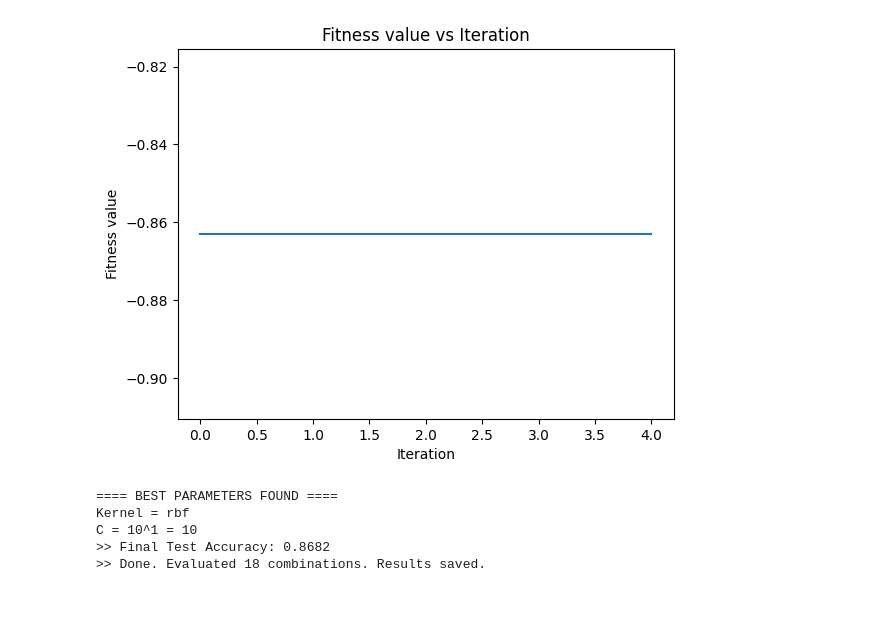
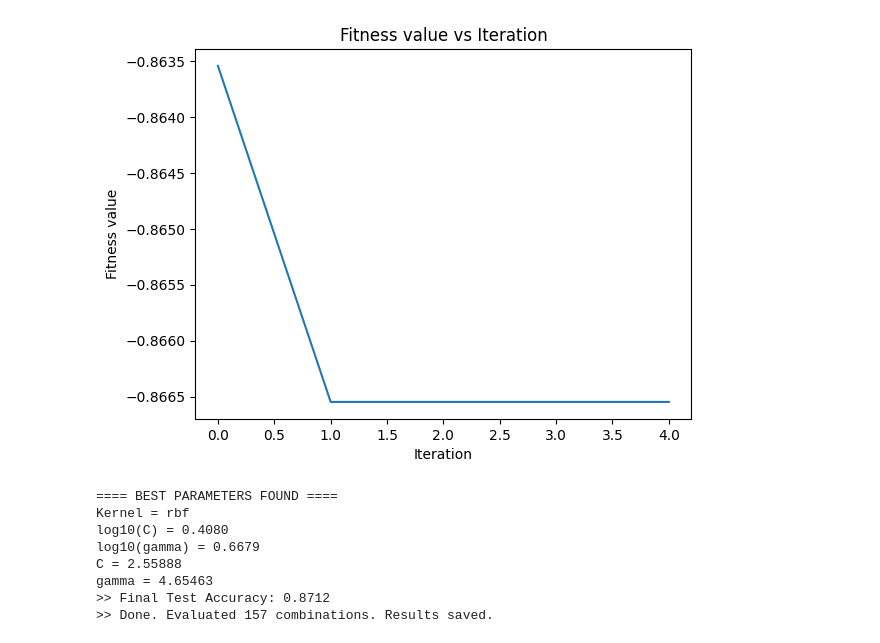
Before and after one commit to baoo2003/Document_Classification_With_Cuckoo_Search, a Jupyter notebook: svm_cso_optimization.ipynb, the cells around one changed output. Drawn from its saved outputs; the diff is of its cells as text; code cells hidden in the pictures; blank space fills up the shorter version.

Commit message:
update: optimize C & gamma

```diff
--- a/svm_cso_optimization.ipynb
+++ b/svm_cso_optimization.ipynb
@@ -1,7 +1,7 @@
 # %%
 # 1) Imports
 import os
-import pickle
+import joblib
 import numpy as np
 from sklearn.svm import SVC
 from sklearn.metrics import accuracy_score
@@ -12,13 +12,13 @@ from cso import CSO  # Ensure you have this installed properly
 np.random.seed(42)
 
 # 3) Load PhoBERT embeddings & labels
-X_train = np.load('models/phobert_svm_model/X_train_emb.npy')
-y_train = np.load('models/phobert_svm_model/y_train.npy')
-X_test = np.load('models/phobert_svm_model/X_test_emb.npy')
-y_test = np.load('models/phobert_svm_model/y_test.npy')
+X_train = np.load('models/svm/X_train_emb.npy')
+y_train = np.load('models/svm/y_train.npy')
+X_test = np.load('models/svm/X_test_emb.npy')
+y_test = np.load('models/svm/y_test.npy')
 
 
-kernels = ['linear', 'rbf']       # Kernel options
+# kernels = ['linear', 'rbf']       # Kernel options
 
 # 4) CSO parameter bounds
 # recommend C in [2^-5, 2^15] and gamma in [2^-15, 2^3]
@@ -31,16 +31,16 @@ bounds = [
 skf = StratifiedKFold(n_splits=5, shuffle=True, random_state=42)
 
 # 6) Evaluation cache
-CACHE_PATH = 'models/phobert_svm_model/svm_cso_eval_cache.pkl'
+CACHE_PATH = 'models/svm/svm_cso_eval_cache_2.joblib'
 eval_cache = {}
 
 if os.path.exists(CACHE_PATH):
-    with open(CACHE_PATH, 'rb') as f:
-        eval_cache = pickle.load(f)
+    eval_cache = joblib.load(CACHE_PATH)
     print(f">> Loaded eval cache with {len(eval_cache)} entries.")
 else:
     os.makedirs(os.path.dirname(CACHE_PATH), exist_ok=True)
     print(">> Created new eval cache.")
+
 
 # 7) Decode parameter vector from CSO
 def _decode_params(X):
@@ -65,7 +65,7 @@ def svm_fitness(X):
 
     if cache_key in eval_cache:
         acc = eval_cache[cache_key]
-        print(f"[CACHE] kernel={kernel}, C={C:.6g} -> CV Acc={acc:.4f}")
+        print(f"[CACHE] kernel={kernel}, C={C:.6g}, gamma={gamma:.6g} -> CV Acc={acc:.4f}")
         return -acc
 
     clf = SVC(C=C, kernel=kernel, gamma=gamma, random_state=42)
@@ -74,42 +74,43 @@ def svm_fitness(X):
         scores = cross_val_score(clf, X_train, y_train, cv=skf, scoring='accuracy', n_jobs=-1)
         acc = float(scores.mean())
         eval_cache[cache_key] = acc
-        print(f"[CV] kernel={kernel}, C={C:.6g} -> CV Acc={acc:.4f}")
-
-        with open(CACHE_PATH, 'wb') as f:
-            pickle.dump(eval_cache, f)
+        print(f"[CV] kernel={kernel}, C={C:.6g}, gamma={gamma:.6g} -> CV Acc={acc:.4f}")
+        joblib.dump(eval_cache, CACHE_PATH)
     except Exception as e:
         print(f"[ERROR] Evaluation failed: {e}")
         acc = 0.0
         eval_cache[cache_key] = acc
-        with open(CACHE_PATH, 'wb') as f:
-            pickle.dump(eval_cache, f)
+        joblib.dump(eval_cache, CACHE_PATH)
 
     return -acc
 
 # 9) Run CSO optimizer
 cso = CSO(
     fitness=svm_fitness,
-    P=30,         # Population size [15n, 30n]
-    n=2,          # Dimensionality: C and kernel
+    P=20,
+    n=2,          # Dimensionality: log10(C), log10(gamma)
     bound=bounds,
-    Tmax=5,       # Max iterations
+    Tmax=5,
     verbose=True,
     plot=True,
-    min=True      # Minimize the fitness
+    min=True
 )
+
 cso.execute()
 
 # 10) Decode best solution
 best = cso.best
-iC, iK, C_best, kernel_best = _decode_params(best)
+log_C_best, log_gamma_best, C_best, gamma_best, kernel_best = _decode_params(best)
 
 print("\n==== BEST PARAMETERS FOUND ====")
 print(f"Kernel = {kernel_best}")
-print(f"C = 10^{C_exponents[iC]} = {C_best:.6g}")
+print(f"log10(C) = {log_C_best:.4f}")
+print(f"log10(gamma) = {log_gamma_best:.4f}")
+print(f"C = {C_best:.6g}")
+print(f"gamma = {gamma_best:.6g}")
 
 # 12) Train final model with best params
-clf_opt = SVC(C=C_best, kernel=kernel_best)
+clf_opt = SVC(C=C_best, gamma=gamma_best, kernel=kernel_best, random_state=42)
 clf_opt.fit(X_train, y_train)
 
 # 13) Evaluate on test set
@@ -118,21 +119,21 @@ acc_opt = accuracy_score(y_test, y_pred_opt)
 print(f">> Final Test Accuracy: {acc_opt:.4f}")
 
 # 14) Save final model
-with open('models/phobert_svm_model/svm_cso_optimized.pkl', 'wb') as f:
-    pickle.dump(clf_opt, f)
+joblib.dump(clf_opt, 'models/svm/svm_cso_optimized_2.joblib')
 
 # 15) Save results
 results = {
-    'best_vector': best,
+    'best_vector': best,  # vector trong không gian CSO (logC, logGamma)
     'best_kernel': kernel_best,
     'best_C': C_best,
-    'C_exponent': C_exponents[iC],
+    'best_gamma': gamma_best,
+    'log10_C': log_C_best,
+    'log10_gamma': log_gamma_best,
     'cv_strategy': '5-fold StratifiedKFold, random_state=42',
     'test_accuracy': float(acc_opt),
 }
 
-with open('models/phobert_svm_model/svm_cso_results.pkl', 'wb') as f:
-    pickle.dump(results, f)
+joblib.dump(results, 'models/svm/svm_cso_results_2.joblib')
 
 print(f">> Done. Evaluated {len(eval_cache)} combinations. Results saved.")
 # %% [output]
@@ -156,9 +157,12 @@ OPTIMUM FITNESS
-[figure, old version]
+[figure, new version]
 ==== BEST PARAMETERS FOUND ====
 Kernel = rbf
-C = 10^1 = 10
->> Final Test Accuracy: 0.8682
->> Done. Evaluated 18 combinations. Results saved.
+log10(C) = 0.4080
+log10(gamma) = 0.6679
+C = 2.55888
+gamma = 4.65463
+>> Final Test Accuracy: 0.8712
+>> Done. Evaluated 157 combinations. Results saved.
 # %%
 import numpy as np
 import joblib
```
Also changed, not shown: parts of 2 cells of this notebook.
